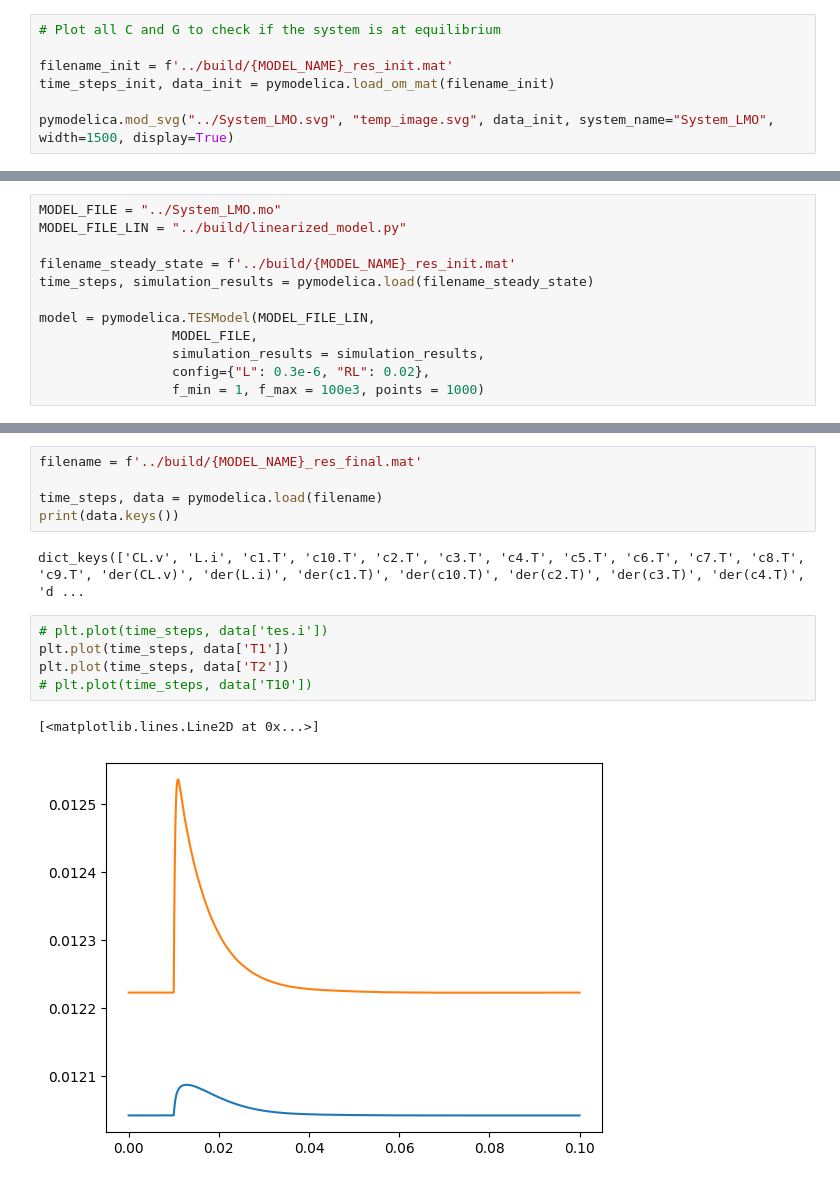
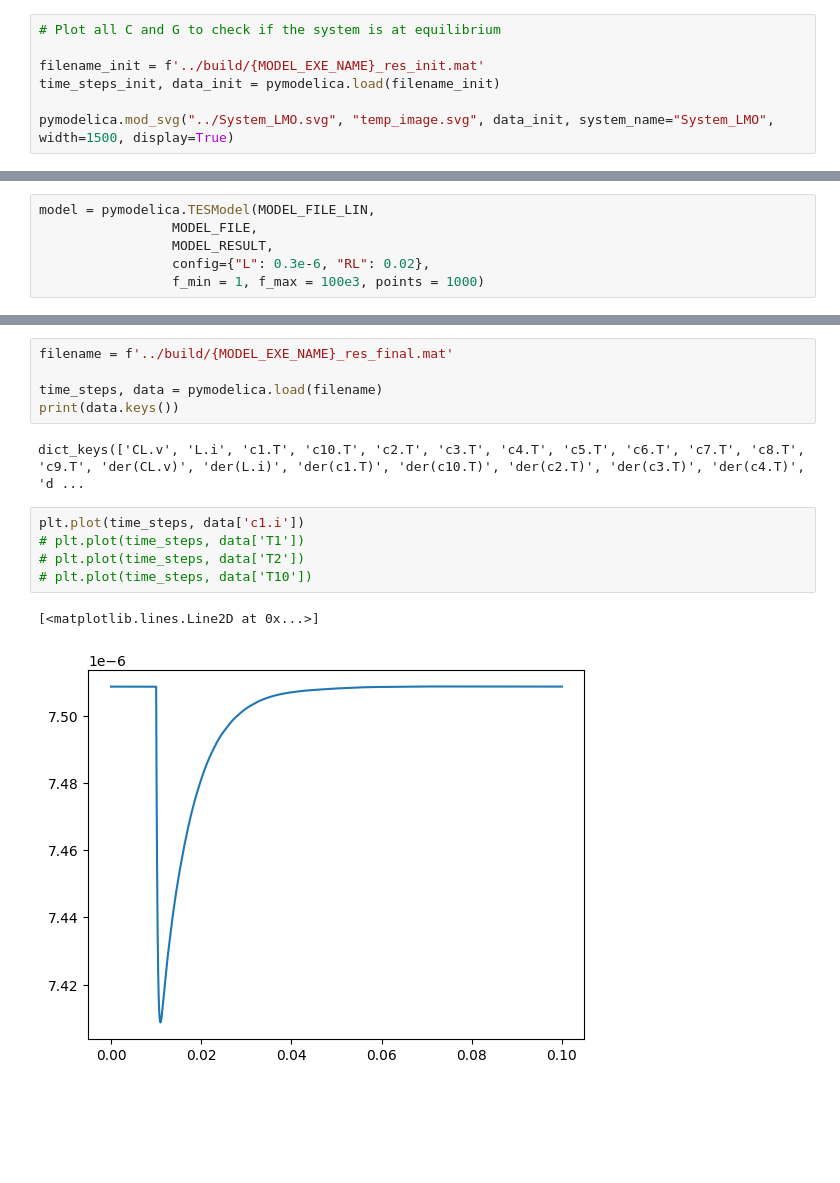
Before and after one commit to EdmondRen/TES_thermal_model, a Jupyter notebook: python/analysis.ipynb, the cells around one changed output, grey strips where cells are left out. Saved outputs shown, nothing was run; the diff lists cells and outputs as text; blank space fills up the shorter version.

```diff
--- a/python/analysis.ipynb
+++ b/python/analysis.ipynb
@@ -52,8 +58,8 @@ log.stderr, log.stdout
 # %%
 # Plot all C and G to check if the system is at equilibrium
 
-filename_init = f'../build/{MODEL_NAME}_res_init.mat'
-time_steps_init, data_init = pymodelica.load_om_mat(filename_init)
+filename_init = f'../build/{MODEL_EXE_NAME}_res_init.mat'
+time_steps_init, data_init = pymodelica.load(filename_init)
 
 pymodelica.mod_svg("../System_LMO.svg", "temp_image.svg", data_init, system_name="System_LMO", width=1500, display=True)
 # %% [output]
@@ -65,15 +71,9 @@ reload(pymodelica)
 # %% [output]
 <module 'pymodelica' from '/mnt/c/Users/Tom/Documents/ThermalModel/python/pymodelica.py'>
 # %%
-MODEL_FILE = "../System_LMO.mo"
-MODEL_FILE_LIN = "../build/linearized_model.py"
-
-filename_steady_state = f'../build/{MODEL_NAME}_res_init.mat'
-time_steps, simulation_results = pymodelica.load(filename_steady_state)
-
 model = pymodelica.TESModel(MODEL_FILE_LIN,
                  MODEL_FILE,
-                 simulation_results = simulation_results,
+                 MODEL_RESULT,
                  config={"L": 0.3e-6, "RL": 0.02},
                  f_min = 1, f_max = 100e3, points = 1000)
 # %%
@@ -145,17 +183,17 @@ log2.stderr, log2.stdout
 ('',
  'LOG_STDOUT        | warning | You are overriding Bias_C with a small value or zero.\n|                 | |       | This could lead to numerically dirty solutions or divisions by zero if not tearingS ...
 # %%
-filename = f'../build/{MODEL_NAME}_res_final.mat'
+filename = f'../build/{MODEL_EXE_NAME}_res_final.mat'
 
 time_steps, data = pymodelica.load(filename)
 print(data.keys())
 # %% [output]
 dict_keys(['CL.v', 'L.i', 'c1.T', 'c10.T', 'c2.T', 'c3.T', 'c4.T', 'c5.T', 'c6.T', 'c7.T', 'c8.T', 'c9.T', 'der(CL.v)', 'der(L.i)', 'der(c1.T)', 'der(c10.T)', 'der(c2.T)', 'der(c3.T)', 'der(c4.T)', 'd ...
 # %%
-# plt.plot(time_steps, data['tes.i'])
-plt.plot(time_steps, data['T1'])
-plt.plot(time_steps, data['T2'])
+plt.plot(time_steps, data['c1.i'])
+# plt.plot(time_steps, data['T1'])
+# plt.plot(time_steps, data['T2'])
 # plt.plot(time_steps, data['T10'])
 # %% [output]
 [<matplotlib.lines.Line2D at 0x...>]
-[figure, old version]
+[figure, new version]
```
Also changed, not shown: parts of 10 cells of this notebook, 7 other files.
